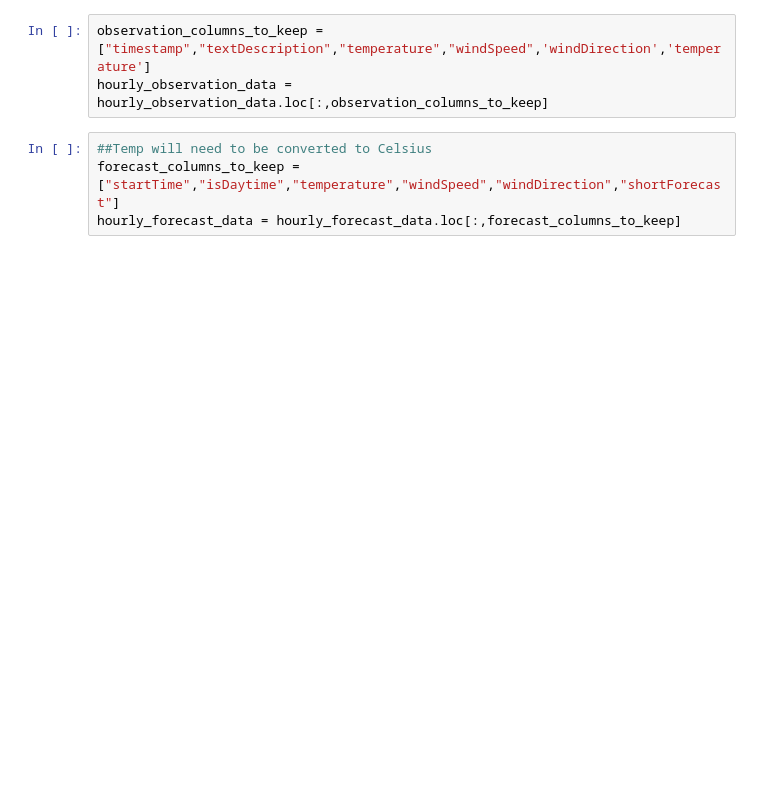
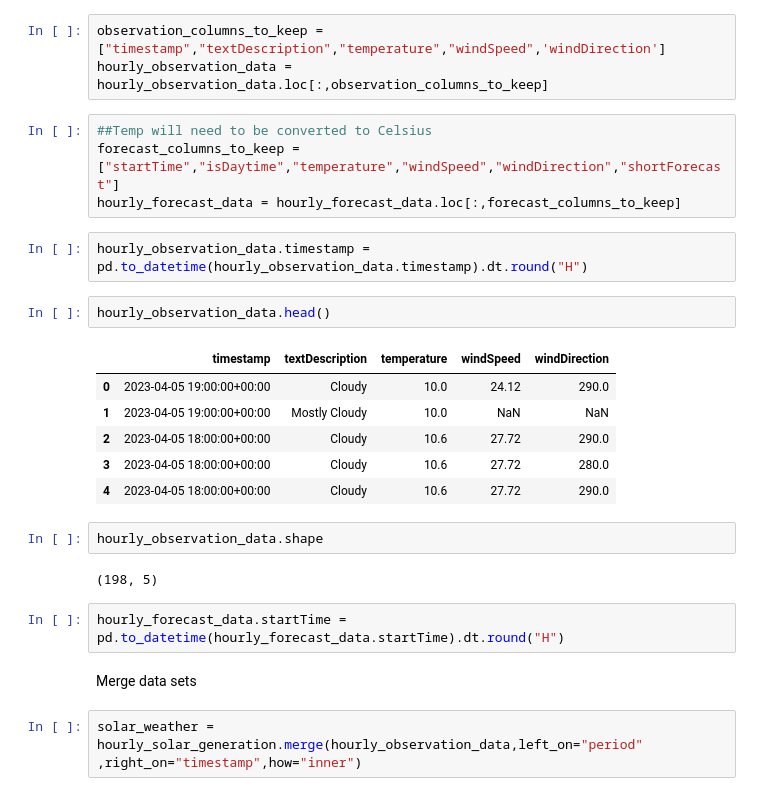
Before and after one commit to jjaeger1994/Personal-Projects, a Jupyter notebook: API Tool.ipynb, the cells around one changed output. Drawn from its saved outputs; the diff is of its cells as text; blank space fills up the shorter version.

Commit message:
Cleaned and Merged Datasets

```diff
--- a/API Tool.ipynb
+++ b/API Tool.ipynb
@@ -277,9 +278,30 @@ Index(['@id', '@type', 'elevation', 'station', 'timestamp', 'rawMessage',
        'relativeHumidity', 'windChill', 'heatIndex', 'cloudLayers'],
       dtype='object')
 # %%
-observation_columns_to_keep = ["timestamp","textDescription","temperature","windSpeed",'windDirection','temperature']
+observation_columns_to_keep = ["timestamp","textDescription","temperature","windSpeed",'windDirection']
 hourly_observation_data = hourly_observation_data.loc[:,observation_columns_to_keep]
 # %%
 ##Temp will need to be converted to Celsius
 forecast_columns_to_keep = ["startTime","isDaytime","temperature","windSpeed","windDirection","shortForecast"]
 hourly_forecast_data = hourly_forecast_data.loc[:,forecast_columns_to_keep]
+# %%
+hourly_observation_data.timestamp = pd.to_datetime(hourly_observation_data.timestamp).dt.round("H")
+# %%
+hourly_observation_data.head()
+# %% [output]
+|  | timestamp | textDescription | temperature | windSpeed | windDirection |
+| 0 | 2023-04-05 19:00:00+00:00 | Cloudy | 10.0 | 24.12 | 290.0 |
+| 1 | 2023-04-05 19:00:00+00:00 | Mostly Cloudy | 10.0 | NaN | NaN |
+| 2 | 2023-04-05 18:00:00+00:00 | Cloudy | 10.6 | 27.72 | 290.0 |
+| 3 | 2023-04-05 18:00:00+00:00 | Cloudy | 10.6 | 27.72 | 280.0 |
+| 4 | 2023-04-05 18:00:00+00:00 | Cloudy | 10.6 | 27.72 | 290.0 |
+# %%
+hourly_observation_data.shape
+# %% [output]
+(198, 5)
+# %%
+hourly_forecast_data.startTime = pd.to_datetime(hourly_forecast_data.startTime).dt.round("H")
+# %% [markdown]
+Merge data sets
+# %%
+solar_weather = hourly_solar_generation.merge(hourly_observation_data,left_on="period" ,right_on="timestamp",how="inner")
```
Also changed, not shown: parts of 17 cells of this notebook.
